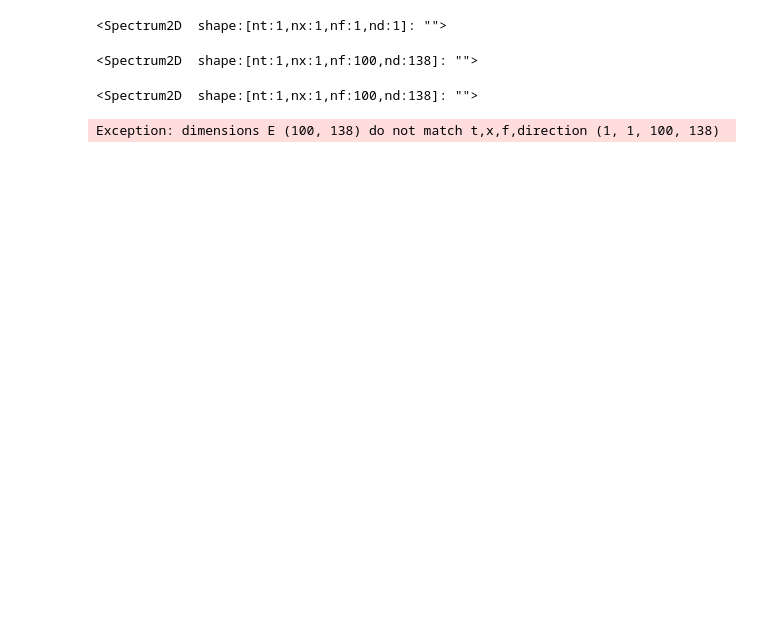
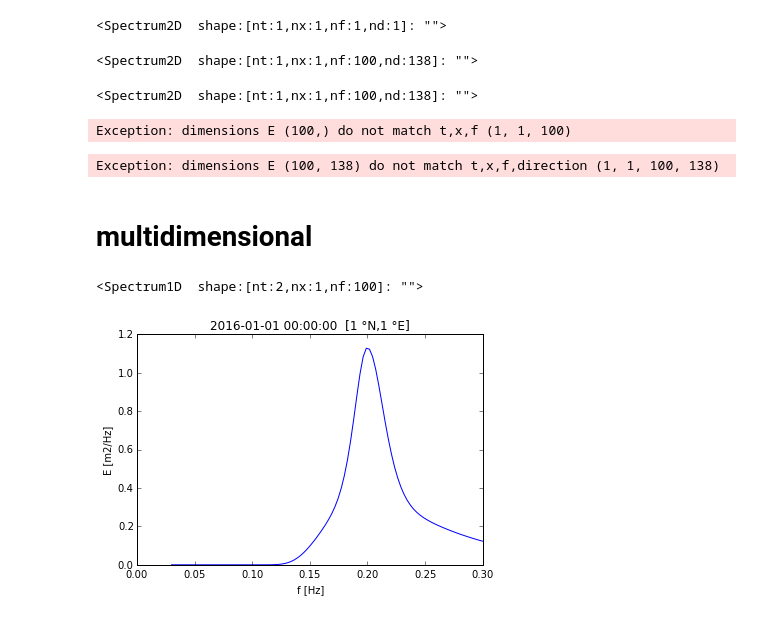
Before and after one commit to openearth/pyswan, a Jupyter notebook: oceanwaves.ipynb, the cells around one changed output. Drawn from its saved outputs; the diff is of its cells as text; code cells hidden in the pictures; blank space fills up the shorter version.

```diff
--- a/oceanwaves.ipynb
+++ b/oceanwaves.ipynb
@@ -226,9 +222,26 @@ Sp2 = ow.Spec2(f=f,direction=dirs,energy=[[np.zeros((len(f),len(dirs)))]])
 Sp2
 # %% [output]
 <Spectrum2D  shape:[nt:1,nx:1,nf:100,nd:138]: "">
+# %%
+# should go wrong: x and t missing from dimensions
+S1 = ow.Spec1(f=f,energy=f)
+S1
+# %% [output]
+Exception: dimensions E (100,) do not match t,x,f (1, 1, 100)
 # %%
 # should go wrong: x and t missing from dimensions
 Sp2 = ow.Spec2(f=f,direction=dirs,energy=np.zeros((len(f),len(dirs))))
 Sp2
 # %% [output]
 Exception: dimensions E (100, 138) do not match t,x,f,direction (1, 1, 100, 138)
+# %% [markdown]
+# multidimensional
+# %%
+T1 = ow.Spec1(f=np.linspace(0.03,.3,100),t=[datetime.datetime(2016,1,1),datetime.datetime(2016,1,2)],lat=[1,2,3],lon=[1,2,3])
+T1.from_jonswap(1,5)
+%matplotlib inline
+T1.plot()
+T1
+# %% [output]
+<Spectrum1D  shape:[nt:2,nx:1,nf:100]: "">
+[figure, added]
```
Also changed, not shown: parts of 11 cells of this notebook, 1 other file.
